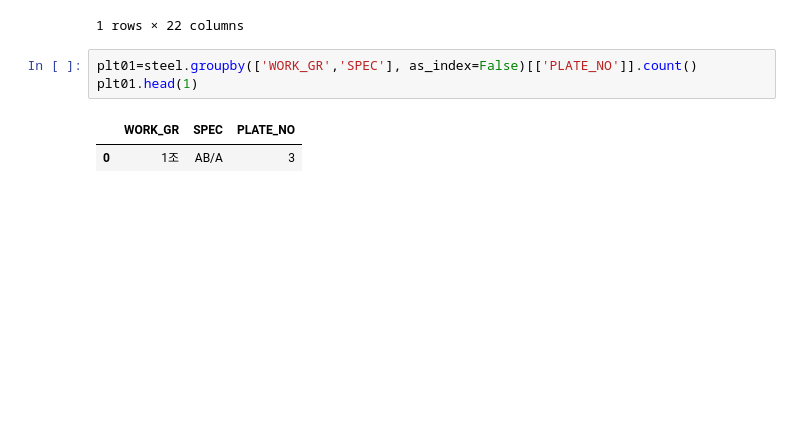
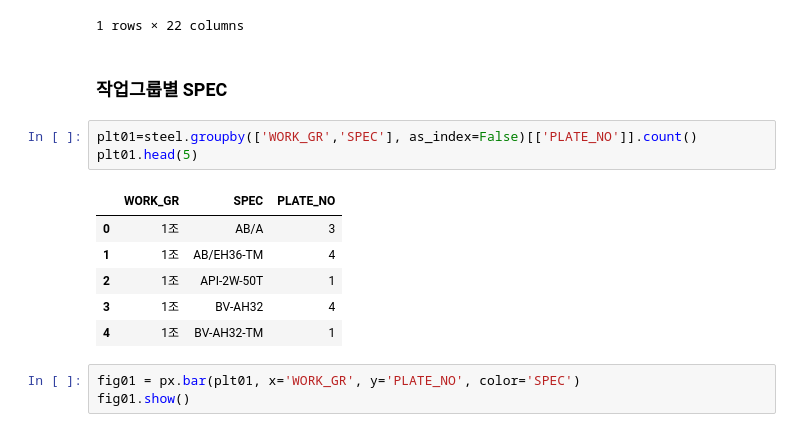
Before and after one commit to mrshin95/steel_date, a Jupyter notebook: project01.ipynb, the cells around one changed output. Saved outputs shown, nothing was run; the diff lists cells and outputs as text; blank space fills up the shorter version.

Commit message:
analytics01
작업 그룹별 SPEC + 인사이트

```diff
--- a/project01.ipynb
+++ b/project01.ipynb
@@ -41,9 +41,18 @@ steel.head(1)
 |  | Unnamed: 0 | PLATE_NO | ROLLING_DATE | SCALE | SPEC | STEEL_KIND | PT_THK | PT_WDTH | PT_LTH | PT_WGT | ... |
 | 0 | 0 | PB562774 | 2008-08-01:00:00:15 | 1 | AB/EH32-TM | T1 | 32.25 | 3707 | 15109 | 14180 | ... |
 1 rows × 22 columns
+# %% [markdown]
+### 작업그룹별 SPEC
 # %%
 plt01=steel.groupby(['WORK_GR','SPEC'], as_index=False)[['PLATE_NO']].count()
-plt01.head(1)
+plt01.head(5)
 # %% [output]
 |  | WORK_GR | SPEC | PLATE_NO |
 | 0 | 1조 | AB/A | 3 |
+| 1 | 1조 | AB/EH36-TM | 4 |
+| 2 | 1조 | API-2W-50T | 1 |
+| 3 | 1조 | BV-AH32 | 4 |
+| 4 | 1조 | BV-AH32-TM | 1 |
+# %%
+fig01 = px.bar(plt01, x='WORK_GR', y='PLATE_NO', color='SPEC')
+fig01.show()
```
Also changed, not shown: parts of 2 cells of this notebook.
